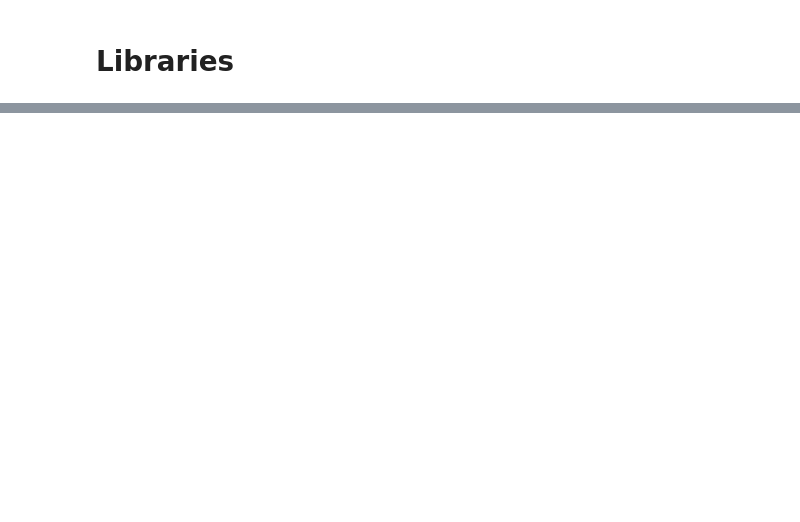
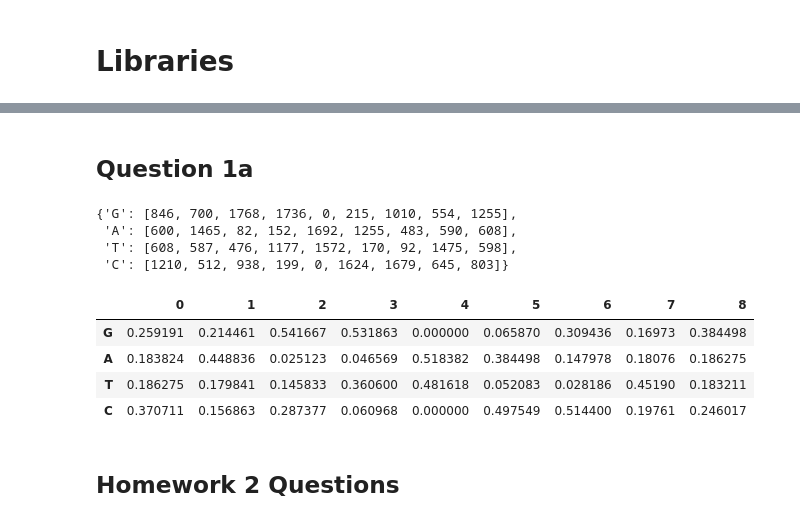
Before and after one commit to skDooley/Classes, a Jupyter notebook: BCB_2_ComputationalStats/HW2/HW2Notebook.ipynb, the cells around one changed output, grey strips where cells are left out. Cells and saved outputs as stored; diff of their text form; code cells hidden in the pictures; blank space fills up the shorter version.

```diff
--- a/BCB_2_ComputationalStats/HW2/HW2Notebook.ipynb
+++ b/BCB_2_ComputationalStats/HW2/HW2Notebook.ipynb
@@ -11,3 +34,24 @@ from wand.image import Image as WImage #Comment this out if you don't need to di
+# %% [markdown]
+## Question 1a
+# %%
+motif.counts
+# %% [output]
+{'G': [846, 700, 1768, 1736, 0, 215, 1010, 554, 1255],
+ 'A': [600, 1465, 82, 152, 1692, 1255, 483, 590, 608],
+ 'T': [608, 587, 476, 1177, 1572, 170, 92, 1475, 598],
+ 'C': [1210, 512, 938, 199, 0, 1624, 1679, 645, 803]}
+# %%
+pfm = DataFrame(motif.counts).transpose()
+pwm = pfm/pfm.sum()
+pwm
+# %% [output]
+|  | 0 | 1 | 2 | 3 | 4 | 5 | 6 | 7 | 8 |
+| G | 0.259191 | 0.214461 | 0.541667 | 0.531863 | 0.000000 | 0.065870 | 0.309436 | 0.16973 | 0.384498 |
+| A | 0.183824 | 0.448836 | 0.025123 | 0.046569 | 0.518382 | 0.384498 | 0.147978 | 0.18076 | 0.186275 |
+| T | 0.186275 | 0.179841 | 0.145833 | 0.360600 | 0.481618 | 0.052083 | 0.028186 | 0.45190 | 0.183211 |
+| C | 0.370711 | 0.156863 | 0.287377 | 0.060968 | 0.000000 | 0.497549 | 0.514400 | 0.19761 | 0.246017 |
+# %% [markdown]
+<h2><a id="hw2qs">Homework 2 Questions</a></h2>
 # %%
 imageFromPdf = WImage(filename='HW2_AssignmentStatement.pdf')
 pages = len(imageFromPdf.sequence)
```
Also changed, not shown: parts of 14 cells of this notebook.
